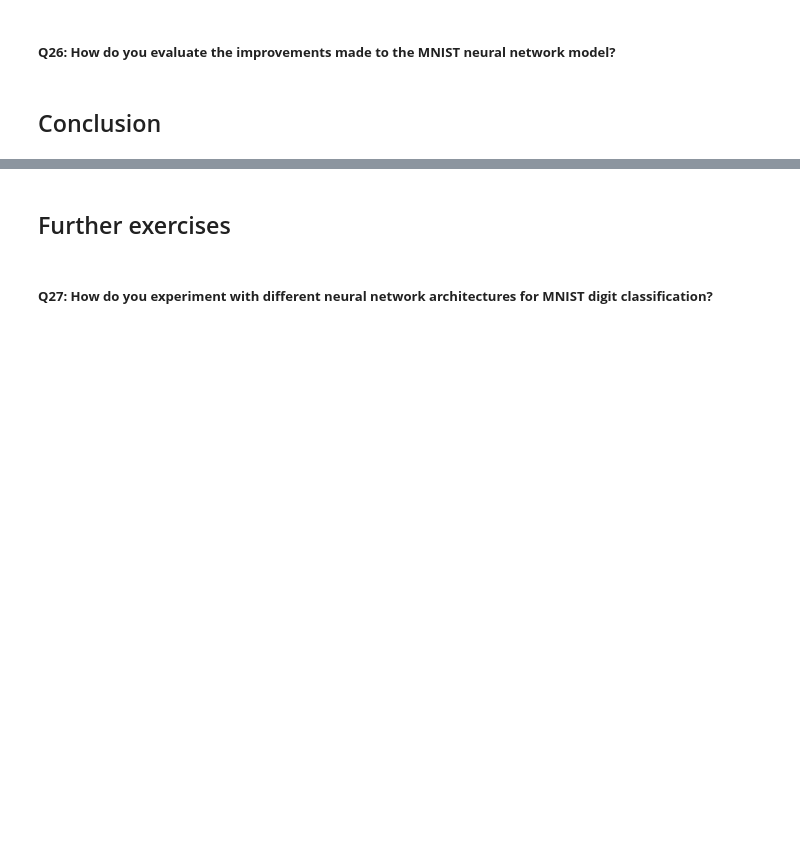
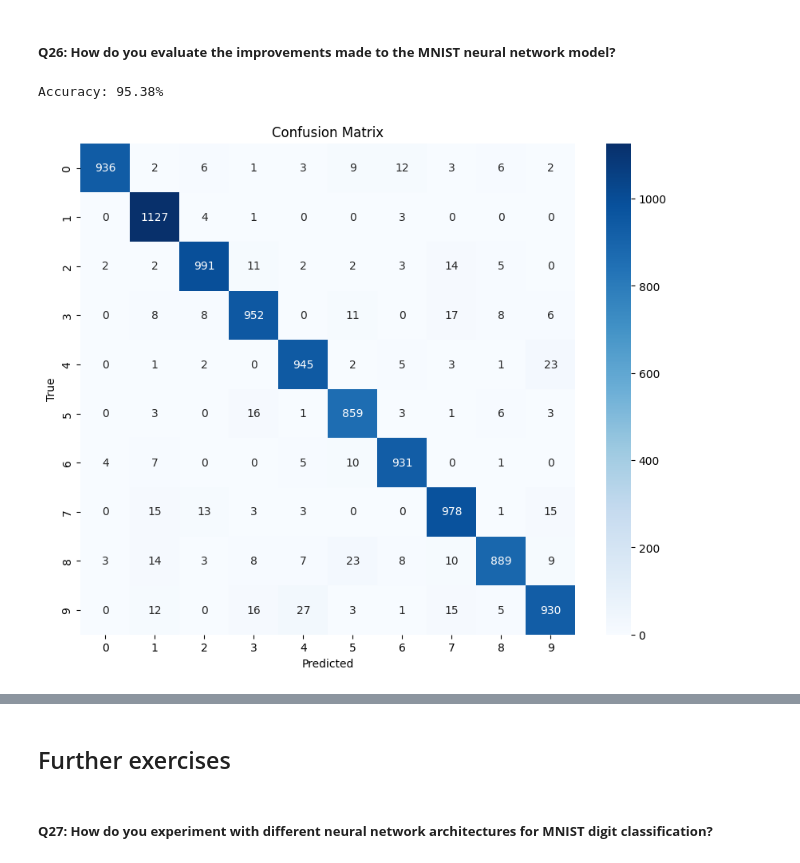
Before and after one commit to fellmir/pyTorchBasis, a Jupyter notebook: 00-basic-examples/01-notebooks/05_mnist_classification.ipynb, the cells around one changed output, grey strips where cells are left out. Drawn from its saved outputs; the diff is of its cells as text; code cells hidden in the pictures; blank space fills up the shorter version.

```diff
--- a/00-basic-examples/01-notebooks/05_mnist_classification.ipynb
+++ b/00-basic-examples/01-notebooks/05_mnist_classification.ipynb
@@ -525,0 +582,5 @@ os.remove(model_path)
+# %%
+# Hyperparameter tuning
+learning_rates = [0.01, 0.001, 0.0001]
+batch_sizes = [32, 64, 128]
+epochs_list = [5, 10]
@@ -536,4 +792,38 @@ os.remove(model_path)
 # %% [markdown]
 ##### **Q26: How do you evaluate the improvements made to the MNIST neural network model?**
-# %% [markdown]
-## Conclusion
+# %%
+# Evaluate the model
+def evaluate_model(model, test_loader):
+    model.eval()
+    correct = 0
+    total = 0
+    all_labels = []
+    all_preds = []
+
+    with torch.no_grad():
+        for images, labels in test_loader:
+            images, labels = images.to(device), labels.to(device)
+            outputs = model(images)
+            _, predicted = torch.max(outputs.data, 1)
+            total += labels.size(0)
+            correct += (predicted == labels).sum().item()
+            all_labels.extend(labels.cpu().numpy())
+            all_preds.extend(predicted.cpu().numpy())
+
+    accuracy = 100 * correct / total
+    print(f'Accuracy: {accuracy:.2f}%')
+
+    # Confusion Matrix
+    cm = confusion_matrix(all_labels, all_preds)
+    plt.figure(figsize=(10, 8))
+    sns.heatmap(cm, annot=True, fmt="d", cmap="Blues", xticklabels=np.arange(10), yticklabels=np.arange(10))
+    plt.xlabel('Predicted')
+    plt.ylabel('True')
+    plt.title('Confusion Matrix')
+    plt.show()
+# %%
+# Evaluate the fine-tuned model
+evaluate_model(model, test_loader)
+# %% [output]
+Accuracy: 95.38%
+[figure, added]
```
Also changed, not shown: parts of 20 cells of this notebook.
